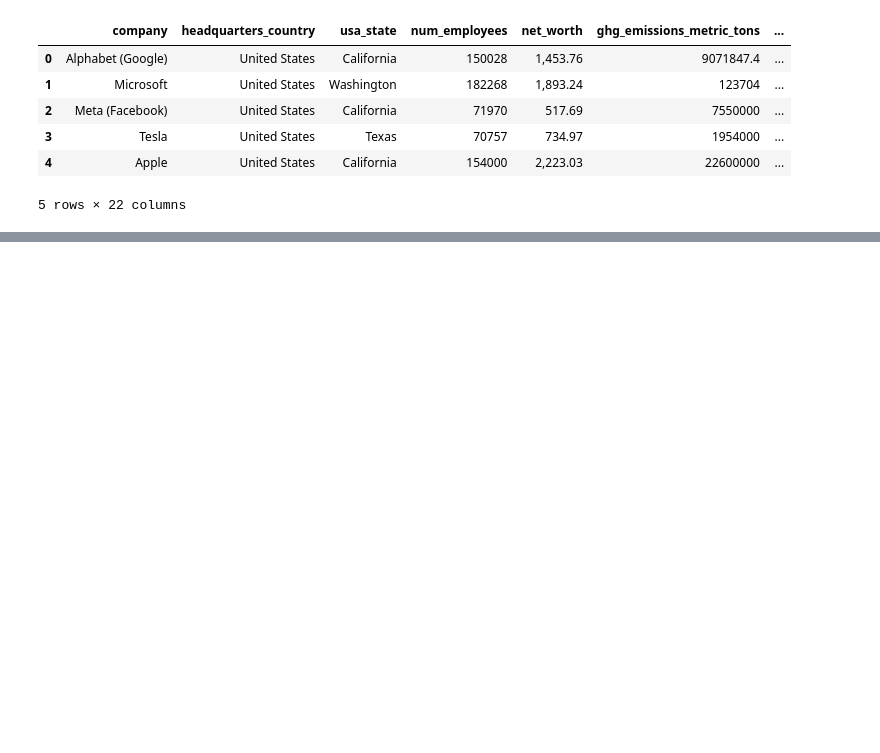
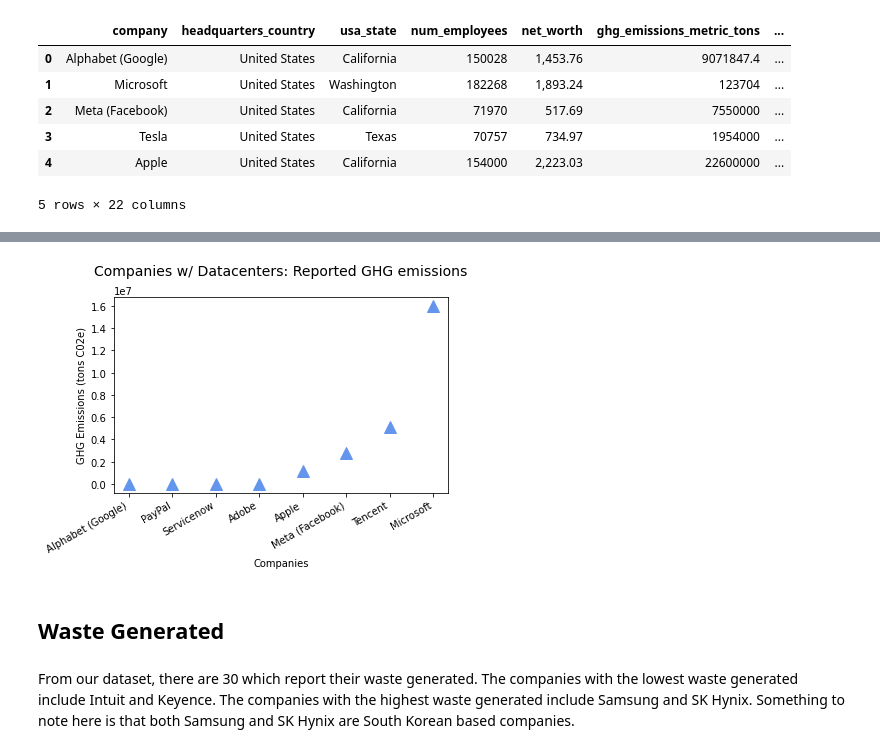
Before and after one commit to nihabhaskar/company_climate_dataset, a Jupyter notebook: results_graphs.ipynb, the cells around one changed output, grey strips where cells are left out. Drawn from its saved outputs; the diff is of its cells as text; code cells hidden in the pictures; blank space fills up the shorter version.

```diff
--- a/results_graphs.ipynb
+++ b/results_graphs.ipynb
@@ -20,0 +166,4 @@ dataset.head()
+# %%
+data_ghg = dataset[dataset['ghg_emissions_datacenters_metric_tons'].notna()]
+# %%
+data_ghg = data_ghg[data_ghg.ghg_emissions_datacenters_metric_tons != 'unsure']
@@ -20,0 +195,4 @@ dataset.head()
+# %%
+data_ghg['ghg_emissions_datacenters_metric_tons'] = pd.to_numeric(data_ghg['ghg_emissions_datacenters_metric_tons'], downcast="float")
+
+# data_ghg = data_ghg.sort_values(by=data_ghg['ghg_emissions_datacenters_metric_tons'])
@@ -20,0 +209,20 @@ dataset.head()
+# %%
+datacenter_ghg = data_ghg[['company', 'ghg_emissions_datacenters_metric_tons']].sort_values(by=['ghg_emissions_datacenters_metric_tons'])
+# %%
+x = datacenter_ghg['company']
+y = datacenter_ghg['ghg_emissions_datacenters_metric_tons']
+
+plt.plot(x,y, '^', color='cornflowerblue', markersize=12)
+plt.xlabel('Companies')
+plt.ylabel('GHG Emissions (tons C02e)')
+
+plt.title('Companies w/ Datacenters: Reported GHG emissions', size=14, y=1.08)
+
+plt.gcf().autofmt_xdate()
+plt.show()
+# %% [output]
+[figure, added]
+# %% [markdown]
+## Waste Generated
+# %% [markdown]
+From our dataset, there are 30 which report their waste generated. The companies with the lowest waste generated include Intuit and Keyence. The companies with the highest waste generated include Samsung and SK Hynix. Something to note here is that both Samsung and SK Hynix are South Korean based companies.
```
Also changed, not shown: parts of 58 cells of this notebook, 11 other files.
